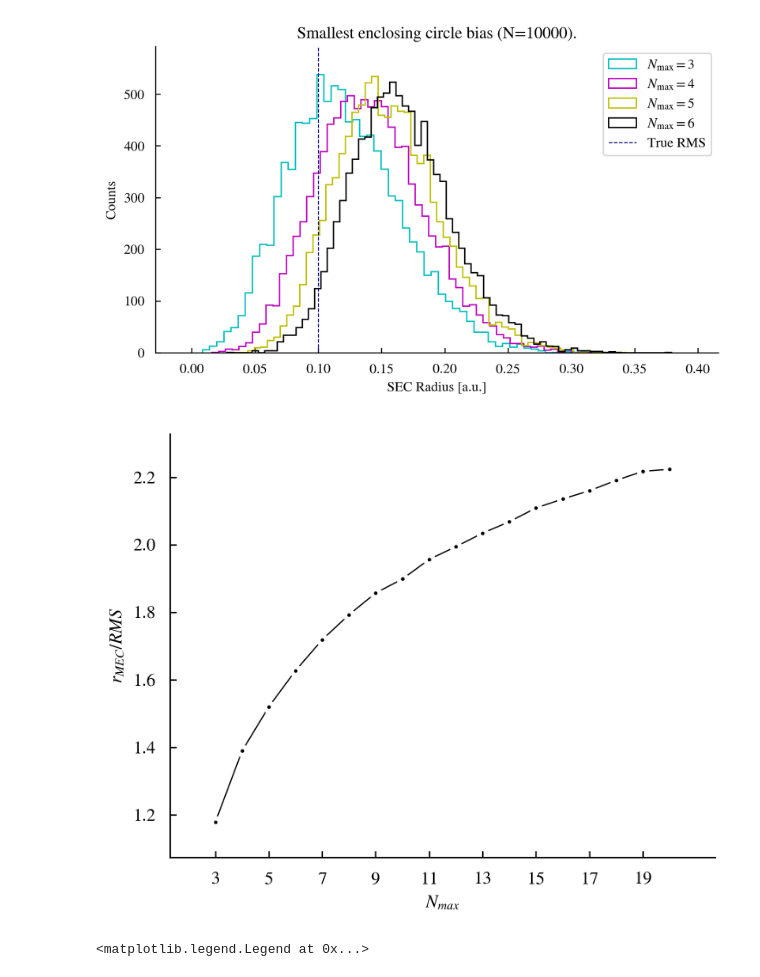
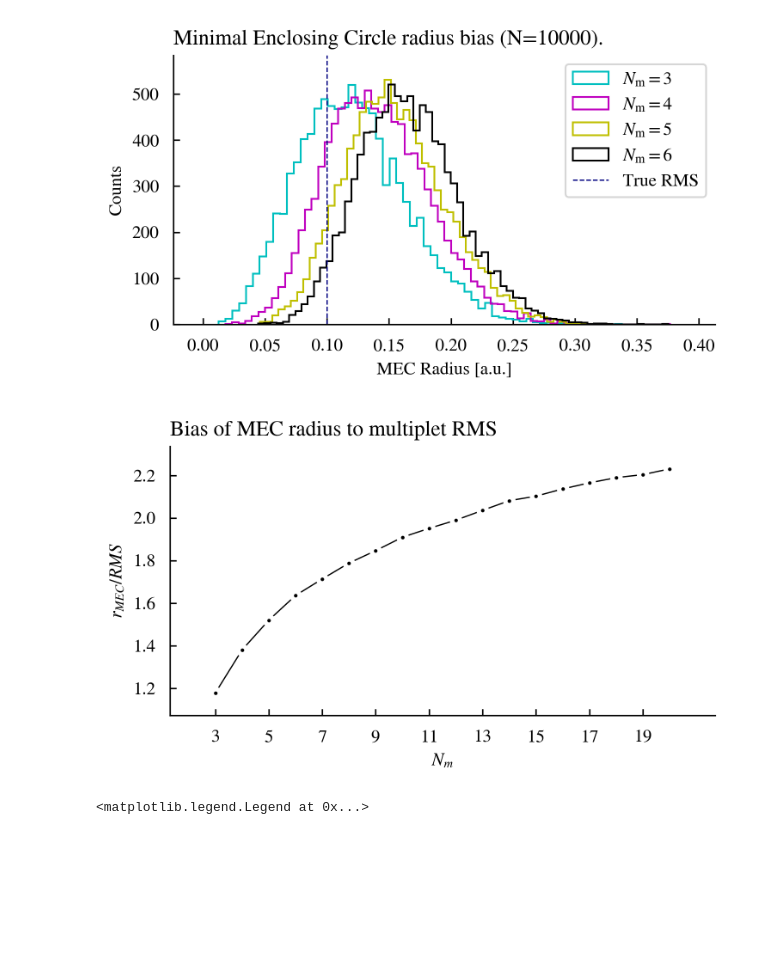
Before and after one commit to annanayjaitly/gamma_transients, a Jupyter notebook: testing/da_simulations.ipynb, the cells around one changed output. Saved outputs shown, nothing was run; the diff lists cells and outputs as text; code cells hidden in the pictures; blank space fills up the shorter version.

```diff
--- a/testing/da_simulations.ipynb
+++ b/testing/da_simulations.ipynb
@@ -13,37 +13,37 @@ for Nmax in tqdm(range(3,21)):
     mec = np.array([smallest_enc_circ.make_circle(points) for points in rvs])
     mec_radii.append(mec[:,-1])
 # %%
-plt.figure()
+plt.figure(figsize=(5,3))
 colors = ["c","m","y","k"]
 for c,mec,nmax in zip(colors,mec_radii,[3,4,5,6]):
-    plt.hist(mec,histtype="step",bins="fd",color=c,label=fr"$N_{{\mathrm{{max}}}} = {nmax}$")
+    plt.hist(mec,histtype="step",bins="fd",color=c,label=fr"$N_{{\mathrm{{m}}}} = {nmax}$")
 ylim = plt.ylim()
 plt.vlines(0.1,*ylim,color="navy",ls="--",label="True RMS")
 plt.ylim(*ylim)
 plt.legend()
-plt.title(f"Smallest enclosing circle bias (N={N}).")
-plt.xlabel("SEC Radius [a.u.]")
+plt.title(f"Minimal Enclosing Circle radius bias (N={N}).",loc="left")
+plt.xlabel("MEC Radius [a.u.]")
 plt.ylabel("Counts")
 plt.savefig("figures/tests/sec_radius_bias.png",facecolor="white")
-plt.show()
-plt.savefig("figures/tests/sec_radius_bias.pdf")
-plt.close()
+# plt.savefig("figures/tests/sec_radius_bias.pdf")
+# plt.close()
 # %% [output]
-[figure, old version]
+[figure, new version]
 # %%
-plt.figure(figsize=(5,4))
+plt.figure(figsize=(5,3))
 plt.scatter(range(3,21),[np.median(mec)/0.1 for mec in mec_radii],s=1,zorder=3)
 plt.scatter(range(3,21),[np.median(mec)/0.1 for mec in mec_radii],color="white",zorder=2)
 plt.plot(range(3,21),[np.median(mec)/0.1 for mec in mec_radii],zorder=1)
 plt.xticks(range(3,21,2))
-plt.xlabel(r"$N_{max}$")
+plt.xlabel(r"$N_{m}$")
 plt.ylabel(r"$r_{MEC} / RMS$")
-plt.savefig("figures/tests/rmec_over_rms_evolution.pdf")
+plt.title("Bias of MEC radius to multiplet RMS", loc="left")
+# plt.savefig("figures/tests/rmec_over_rms_evolution.pdf")
 plt.savefig("figures/tests/rmec_over_rms_evolution.png",facecolor="white")
-plt.show()
-plt.close()
+# plt.show()
+# plt.close()
 # %% [output]
-[figure, old version]
+[figure, new version]
 # %%
 import numpy as np
 from scipy.stats import poisson,expon, uniform
```
Also changed, not shown: 2 other files.
